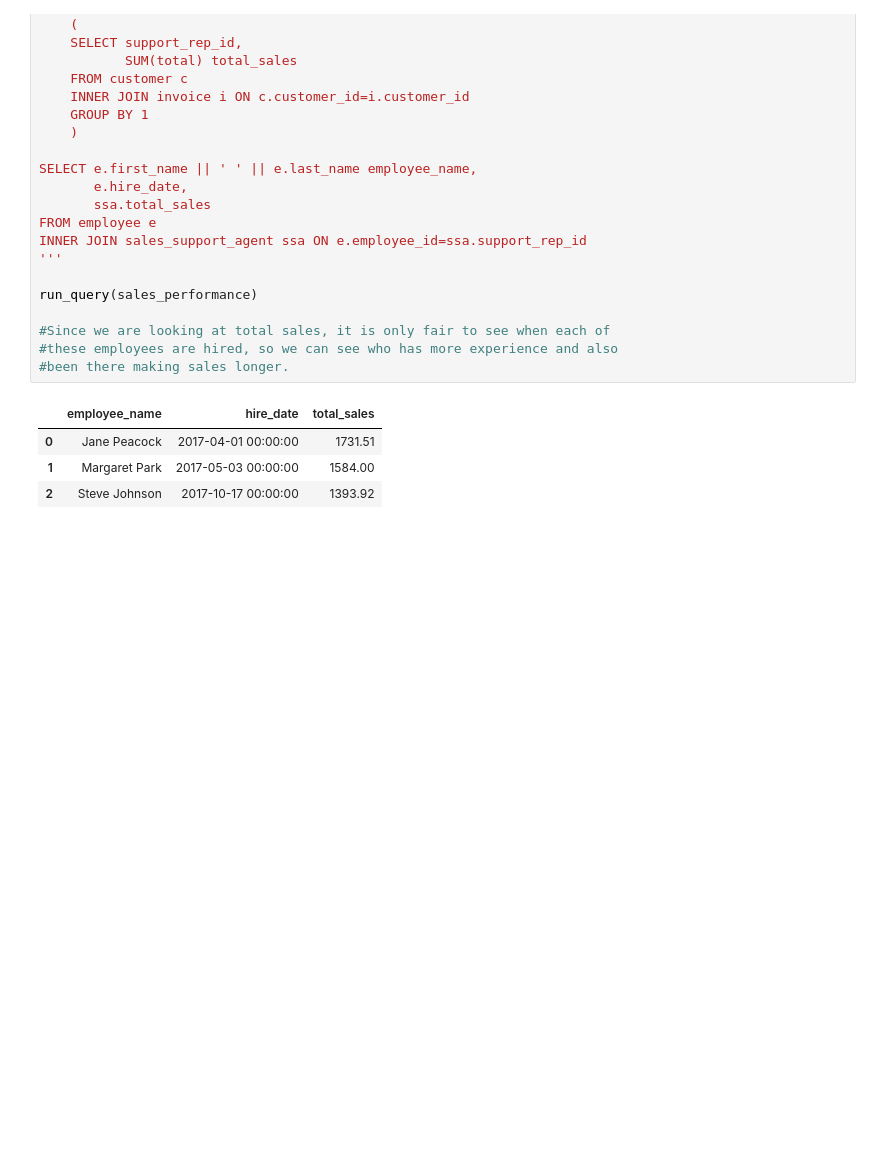
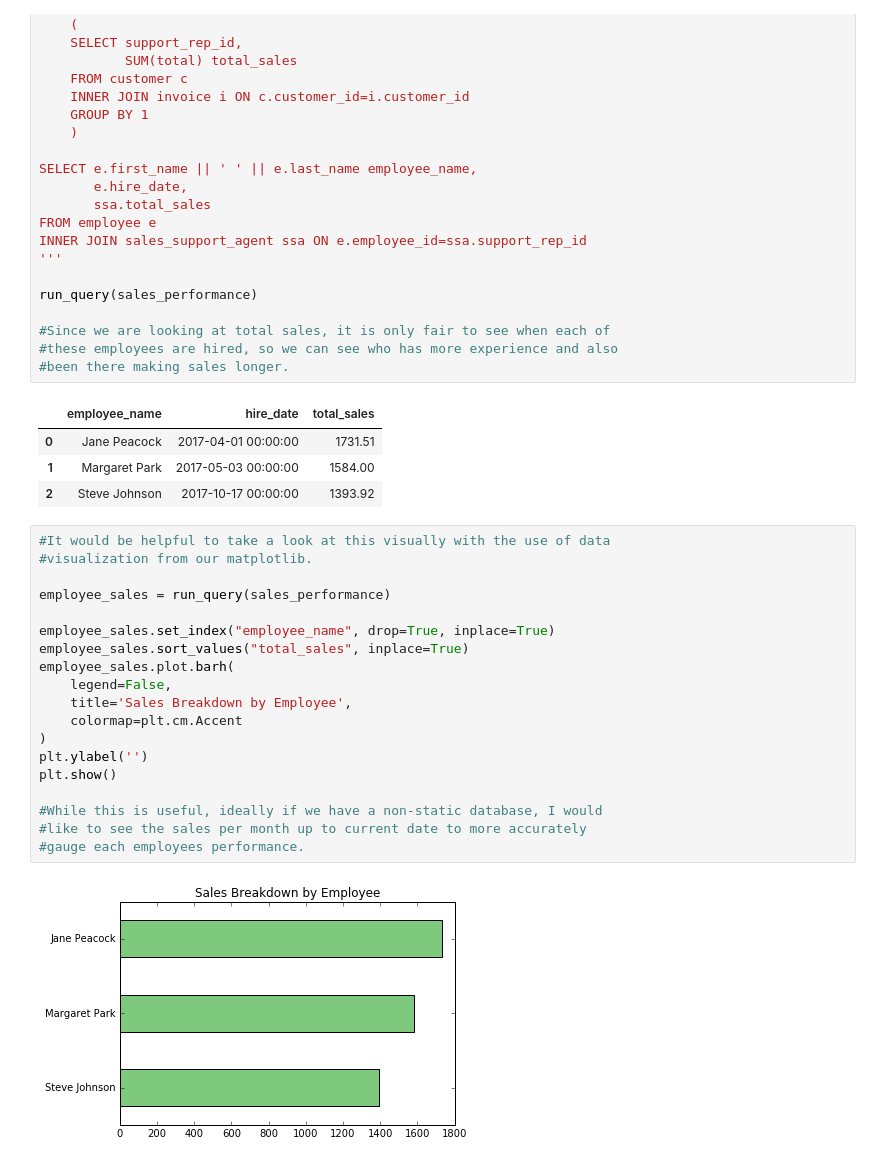
Before and after one commit to agchen92/MusicInsights, a Jupyter notebook: MusicInsights.ipynb, the cells around one changed output. Drawn from its saved outputs; the diff is of its cells as text; blank space fills up the shorter version.

Commit message:
Visualizing data insights

```diff
--- a/MusicInsights.ipynb
+++ b/MusicInsights.ipynb
@@ -153,3 +153,24 @@ run_query(sales_performance)
 | 0 | Jane Peacock | 2017-04-01 00:00:00 | 1731.51 |
 | 1 | Margaret Park | 2017-05-03 00:00:00 | 1584.00 |
 | 2 | Steve Johnson | 2017-10-17 00:00:00 | 1393.92 |
+# %%
+#It would be helpful to take a look at this visually with the use of data
+#visualization from our matplotlib.
+
+employee_sales = run_query(sales_performance)
+
+employee_sales.set_index("employee_name", drop=True, inplace=True)
+employee_sales.sort_values("total_sales", inplace=True)
+employee_sales.plot.barh(
+    legend=False,
+    title='Sales Breakdown by Employee',
+    colormap=plt.cm.Accent
+)
+plt.ylabel('')
+plt.show()
+
+#While this is useful, ideally if we have a non-static database, I would
+#like to see the sales per month up to current date to more accurately
+#gauge each employees performance.
+# %% [output]
+[figure, added]
```
